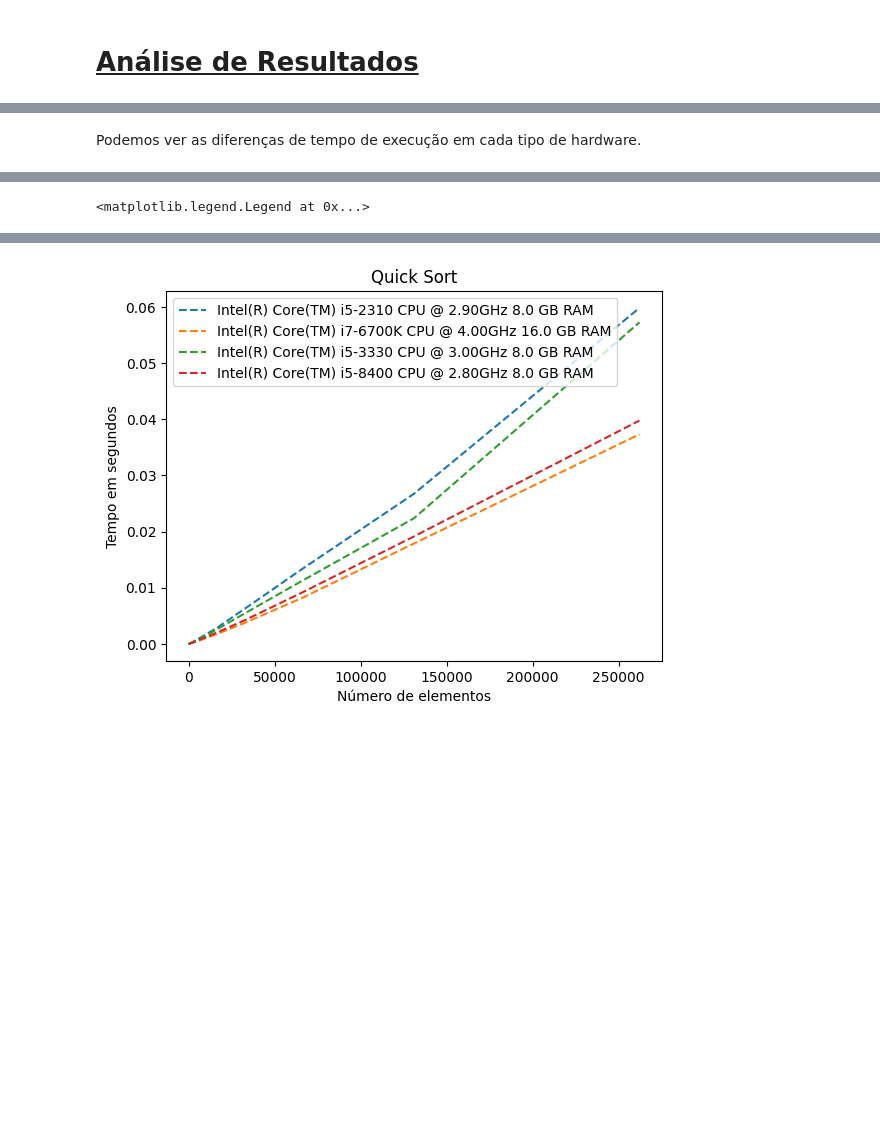
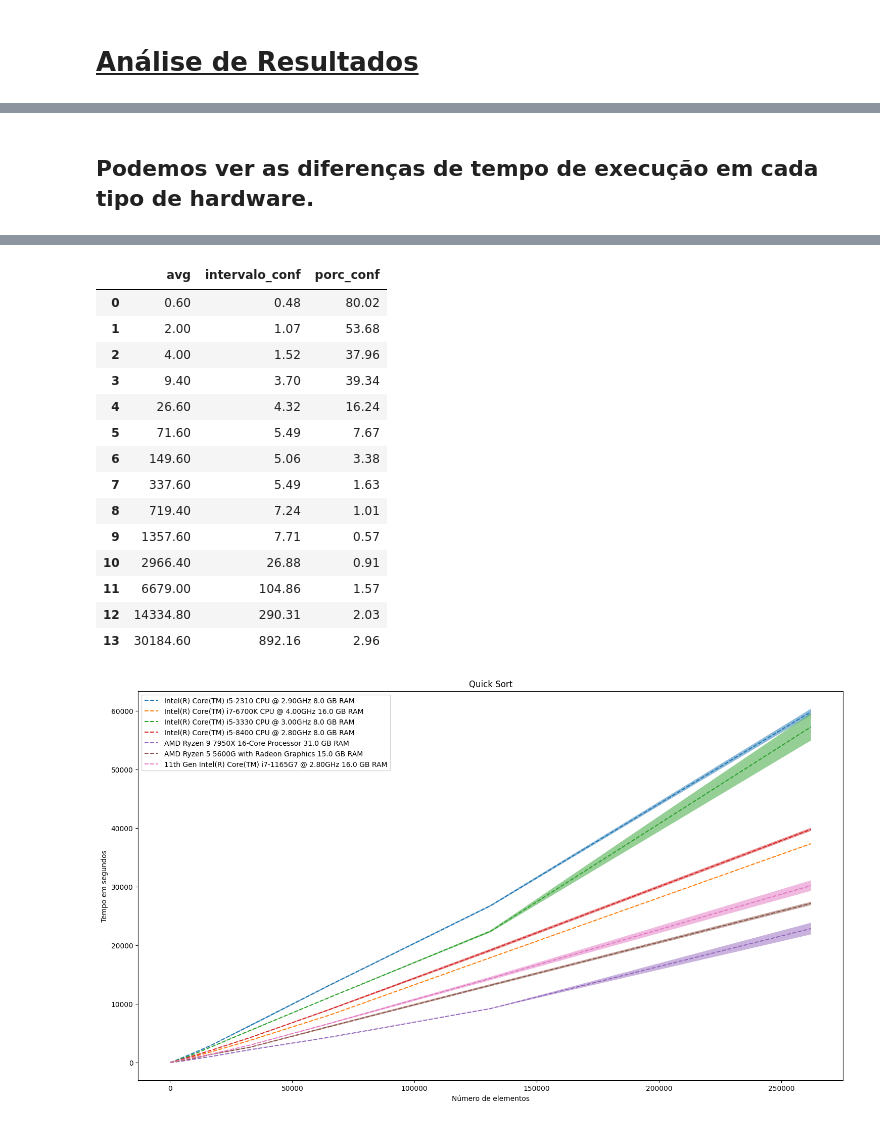
Before and after one commit to GuilhermeVaz1/Projeto_Probabilidade_Estatistica, a Jupyter notebook: analysis.ipynb, the cells around one changed output, grey strips where cells are left out. Cells and saved outputs as stored; diff of their text form; code cells hidden in the pictures; blank space fills up the shorter version.

```diff
--- a/analysis.ipynb
+++ b/analysis.ipynb
@@ -24,18 +24,19 @@ cur.execute('SELECT * FROM bubble(1) WHERE size > 16')
 
 bubble_results = pd.DataFrame(cur.fetchall(), columns=[f'{cpu} {str(ram)} GB RAM', 'hardware_id', 'size', 'time1', 'time2', 'time3', 'time4', 'time5'])
 bubble_results = bubble_results.drop(['hardware_id'], axis=1)
-bubble_results['avg'] = bubble_results[['time1', 'time2', 'time3' , 'time4', 'time5']].mean(axis=1)/10e5
+bubble_results['avg'] = bubble_results[['time1', 'time2', 'time3' , 'time4', 'time5']].mean(axis=1)
 
 cur.execute('SELECT * FROM merge(1) WHERE size > 16')
 merge_results = pd.DataFrame(cur.fetchall(), columns=[f'{cpu} {str(ram)} GB RAM', 'hardware_id', 'size', 'time1', 'time2', 'time3', 'time4', 'time5'])
 merge_results = merge_results.drop(['hardware_id'], axis=1)
-merge_results['avg'] = merge_results[['time1', 'time2', 'time3' , 'time4', 'time5']].mean(axis=1)/10e5
+merge_results['avg'] = merge_results[['time1', 'time2', 'time3' , 'time4', 'time5']].mean(axis=1)
 
 cur.execute('SELECT * FROM quick(1) WHERE size > 16')
 quick_results = pd.DataFrame(cur.fetchall(), columns=[f'{cpu} {str(ram)} GB RAM', 'hardware_id', 'size', 'time1', 'time2', 'time3', 'time4', 'time5'])
 quick_results = quick_results.drop(['hardware_id'], axis=1)
-quick_results['avg'] = quick_results[['time1', 'time2', 'time3' , 'time4', 'time5']].mean(axis=1)/10e5
+quick_results['avg'] = quick_results[['time1', 'time2', 'time3' , 'time4', 'time5']].mean(axis=1)
 
+plt.figure(figsize=(18,10))
 plt.plot(quick_results['size'].tolist(), quick_results['avg'].tolist(), 'r', label='quick sort')
 plt.plot(merge_results['size'].tolist(), merge_results['avg'].tolist(), 'y', label='merge sort')
 plt.plot(bubble_results['size'].tolist(), bubble_results['avg'].tolist(), 'b', label='bubble sort')
@@ -67,17 +71,26 @@ Podemos ver claramente que o merge Sort começa a tender para um comportamento $
 # %%
+pd.options.display.float_format = '{:.2f}'.format
 cur.execute('SELECT cpu, ram FROM hardware')
+plt.figure(figsize=(18,10))
 for cpu, ram in cur.fetchall():
     cur.execute(f"SELECT id FROM hardware WHERE cpu='{cpu}' AND ram={ram}")
     hardware_id = cur.fetchone()[0]
     cur.execute(f'SELECT * FROM merge({hardware_id}) WHERE size > 16')
     merge_results = pd.DataFrame(cur.fetchall(), columns=[f'{cpu} {str(ram)} GB RAM', 'hardware_id', 'size', 'time1', 'time2', 'time3', 'time4', 'time5'])
-    merge_results['avg'] = merge_results[['time1', 'time2', 'time3' , 'time4', 'time5']].mean(axis=1)/10e5
-    merge_results['desv_pad'] = merge_results[['time1', 'time2', 'time3' , 'time4', 'time5']].std(axis=1, ddof=1)/10e5
-    display(merge_results)
+    merge_results['avg'] = merge_results[['time1', 'time2', 'time3' , 'time4', 'time5']].mean(axis=1)
+    merge_results['desv_pad'] = merge_results[['time1', 'time2', 'time3' , 'time4', 'time5']].std(axis=1, ddof=1)
+    merge_results['intervalo_conf'] = 1.96*(merge_results['desv_pad']/np.sqrt(5))
+    merge_results['porc_conf'] = merge_results['intervalo_conf']*100/merge_results['avg']
+    # display(merge_results)
     plt.plot(merge_results['size'].tolist(), merge_results['avg'].tolist(), '--', label=f'{cpu} {ram} GB RAM')
+    plt.fill_between(merge_results['size'].tolist(), (merge_results['avg'] - merge_results['intervalo_conf']).tolist(), (merge_results['avg'] + merge_results['intervalo_conf']).tolist(), alpha=0.5)
     plt.title('Merge Sort')
+    display(merge_results[['avg', 'intervalo_conf', 'porc_conf']])
 
 plt.xlabel('Número de elementos')
 plt.ylabel('Tempo em segundos')
 plt.legend()
+# plt.xlim([0,8000])
+# plt.ylim([0,2000])
+plt.show()
 # %% [output]
@@ -146,19 +203,26 @@ plt.legend()
 # %% [markdown]
-Podemos ver as diferenças de tempo de execução em cada tipo de hardware.
+## Podemos ver as diferenças de tempo de execução em cada tipo de hardware.
 # %%
 cur.execute('SELECT cpu, ram FROM hardware')
+plt.figure(figsize=(18,10))
 for cpu, ram in cur.fetchall():
     cur.execute(f"SELECT id FROM hardware WHERE cpu='{cpu}' AND ram={ram}")
     hardware_id = cur.fetchone()[0]
     cur.execute(f'SELECT * FROM quick({hardware_id}) WHERE size > 16')
     quick_results = pd.DataFrame(cur.fetchall(), columns=[f'{cpu} {str(ram)} GB RAM', 'hardware_id', 'size', 'time1', 'time2', 'time3', 'time4', 'time5'])
-    quick_results['avg'] = quick_results[['time1', 'time2', 'time3' , 'time4', 'time5']].mean(axis=1)/10e5
-    quick_results['desv_pad'] = quick_results[['time1', 'time2', 'time3' , 'time4', 'time5']].std(axis=1, ddof=1)/10e5
-    display(quick_results)
+    quick_results['avg'] = quick_results[['time1', 'time2', 'time3' , 'time4', 'time5']].mean(axis=1)
+    quick_results['desv_pad'] = quick_results[['time1', 'time2', 'time3' , 'time4', 'time5']].std(axis=1, ddof=1)
+    quick_results['intervalo_conf'] = 1.96*(quick_results['desv_pad']/np.sqrt(5))
+    quick_results['porc_conf'] = quick_results['intervalo_conf']*100/quick_results['avg']
     plt.plot(quick_results['size'].tolist(), quick_results['avg'].tolist(), '--', label=f'{cpu} {ram} GB RAM')
+    plt.fill_between(quick_results['size'].tolist(), (quick_results['avg'] - quick_results['intervalo_conf']).tolist(), (quick_results['avg'] + quick_results['intervalo_conf']).tolist(), alpha=0.5)
     plt.title('Quick Sort')
+    display(quick_results[['avg', 'intervalo_conf', 'porc_conf']])
 
 plt.xlabel('Número de elementos')
 plt.ylabel('Tempo em segundos')
 plt.legend()
+# plt.xlim([0,8000])
+# plt.ylim([0,2000])
+plt.show()
 # %% [output]
@@ -225 +288,0 @@ plt.legend()
-<matplotlib.legend.Legend at 0x...>
@@ -226,3 +319,18 @@ plt.legend()
+|  | avg | intervalo_conf | porc_conf |
+| 0 | 0.60 | 0.48 | 80.02 |
+| 1 | 2.00 | 1.07 | 53.68 |
+| 2 | 4.00 | 1.52 | 37.96 |
+| 3 | 9.40 | 3.70 | 39.34 |
+| 4 | 26.60 | 4.32 | 16.24 |
+| 5 | 71.60 | 5.49 | 7.67 |
+| 6 | 149.60 | 5.06 | 3.38 |
+| 7 | 337.60 | 5.49 | 1.63 |
+| 8 | 719.40 | 7.24 | 1.01 |
+| 9 | 1357.60 | 7.71 | 0.57 |
+| 10 | 2966.40 | 26.88 | 0.91 |
+| 11 | 6679.00 | 104.86 | 1.57 |
+| 12 | 14334.80 | 290.31 | 2.03 |
+| 13 | 30184.60 | 892.16 | 2.96 |
-[figure, old version]
+[figure, new version]
 # %%
 cur.execute('SELECT cpu, ram FROM hardware')
```
Also changed, not shown: parts of 9 cells of this notebook, 1 other file.
